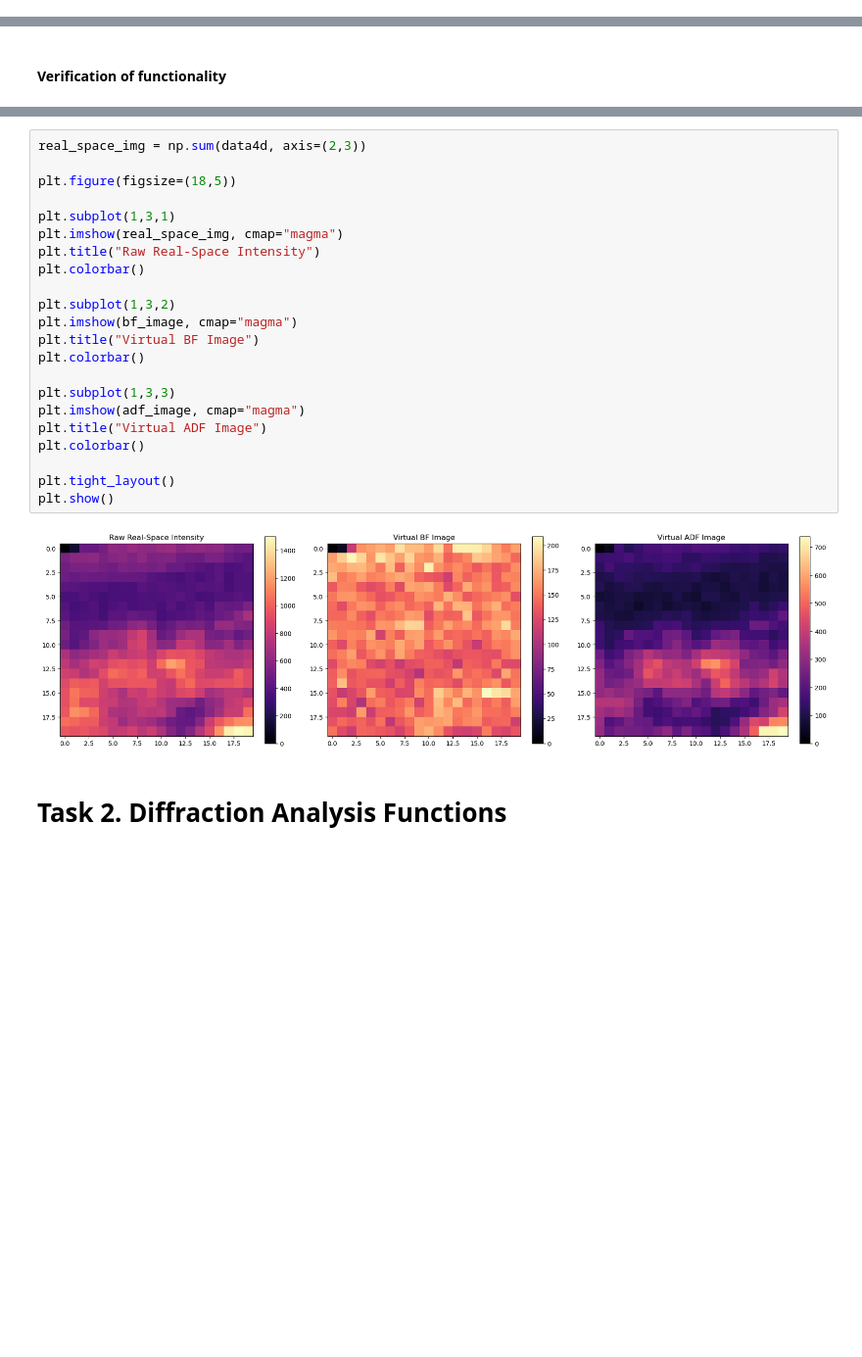
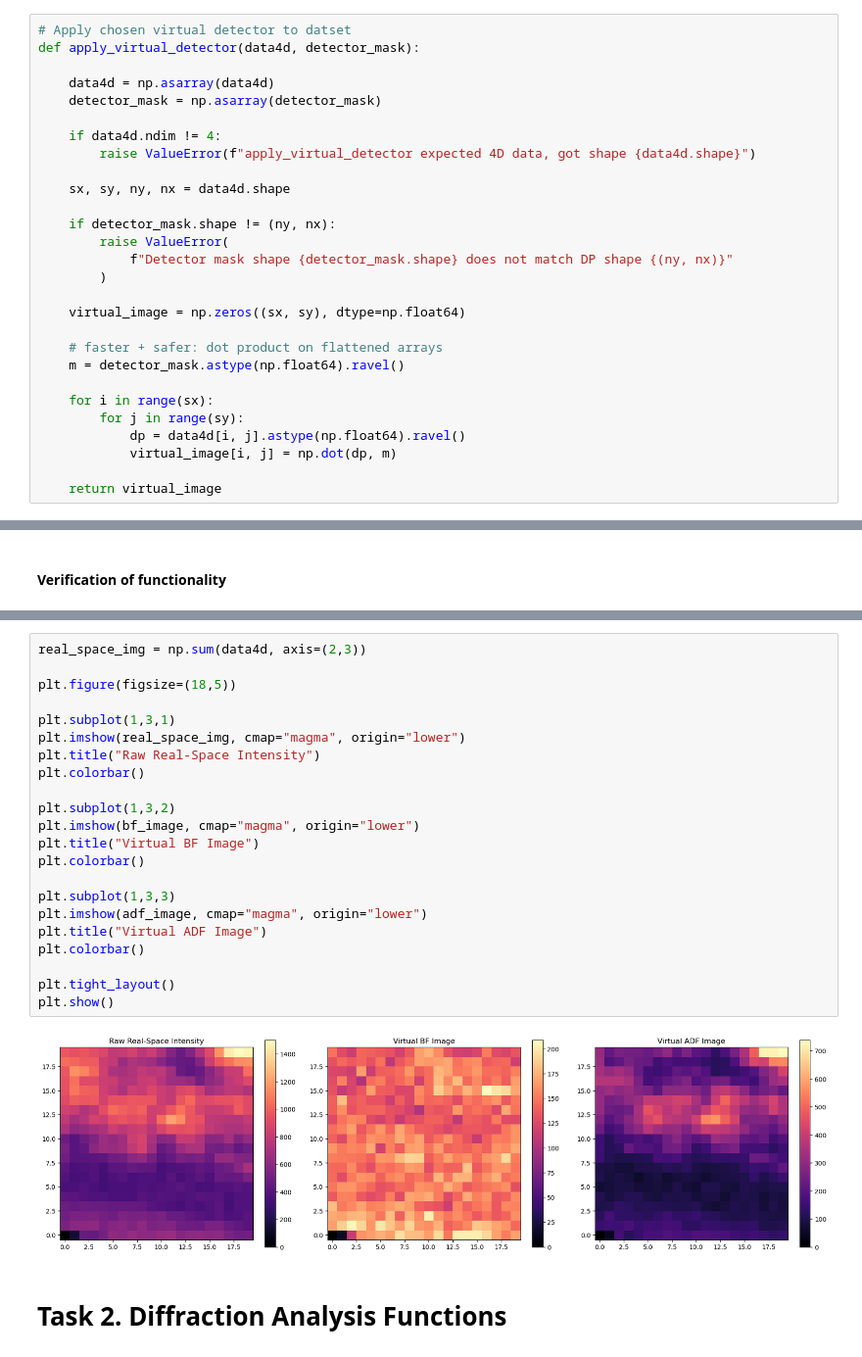
Before and after one commit to eliseetrheim/MSE465_EliseEtrheim, a Jupyter notebook: assignments/assignment 02/assignment_02_framework.ipynb, the cells around one changed output, grey strips where cells are left out. Shown at 98% size. Cells and saved outputs as stored; diff of their text form; blank space fills up the shorter version.

```diff
--- a/assignments/assignment 02/assignment_02_framework.ipynb
+++ b/assignments/assignment 02/assignment_02_framework.ipynb
@@ -86,3 +67,31 @@ def apply_virtual_detector(data4d, detector_mask):
+# %%
+# Apply chosen virtual detector to datset
+def apply_virtual_detector(data4d, detector_mask):
+
+    data4d = np.asarray(data4d)
+    detector_mask = np.asarray(detector_mask)
+
+    if data4d.ndim != 4:
+        raise ValueError(f"apply_virtual_detector expected 4D data, got shape {data4d.shape}")
+
+    sx, sy, ny, nx = data4d.shape
+
+    if detector_mask.shape != (ny, nx):
+        raise ValueError(
+            f"Detector mask shape {detector_mask.shape} does not match DP shape {(ny, nx)}"
+        )
+
+    virtual_image = np.zeros((sx, sy), dtype=np.float64)
+
+    # faster + safer: dot product on flattened arrays
+    m = detector_mask.astype(np.float64).ravel()
+
+    for i in range(sx):
+        for j in range(sy):
+            dp = data4d[i, j].astype(np.float64).ravel()
+            virtual_image[i, j] = np.dot(dp, m)
+
+    return virtual_image
 # %% [markdown]
 ### C. Safety Checks
 # %%
@@ -202,27 +211,27 @@ plt.show()
 # %%
 real_space_img = np.sum(data4d, axis=(2,3))
 
 plt.figure(figsize=(18,5))
 
 plt.subplot(1,3,1)
-plt.imshow(real_space_img, cmap="magma")
+plt.imshow(real_space_img, cmap="magma", origin="lower")
 plt.title("Raw Real-Space Intensity")
 plt.colorbar()
 
 plt.subplot(1,3,2)
-plt.imshow(bf_image, cmap="magma")
+plt.imshow(bf_image, cmap="magma", origin="lower")
 plt.title("Virtual BF Image")
 plt.colorbar()
 
 plt.subplot(1,3,3)
-plt.imshow(adf_image, cmap="magma")
+plt.imshow(adf_image, cmap="magma", origin="lower")
 plt.title("Virtual ADF Image")
 plt.colorbar()
 
 plt.tight_layout()
 plt.show()
 # %% [output]
-[figure, old version]
+[figure, new version]
 # %% [markdown]
 # Task 2. Diffraction Analysis Functions
 # %% [markdown]
```
Also changed, not shown: parts of 11 cells of this notebook, 6 other files.
